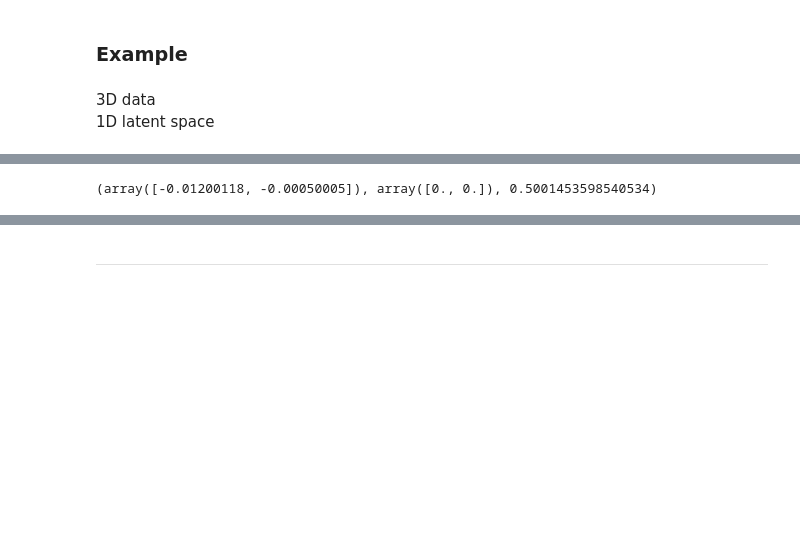
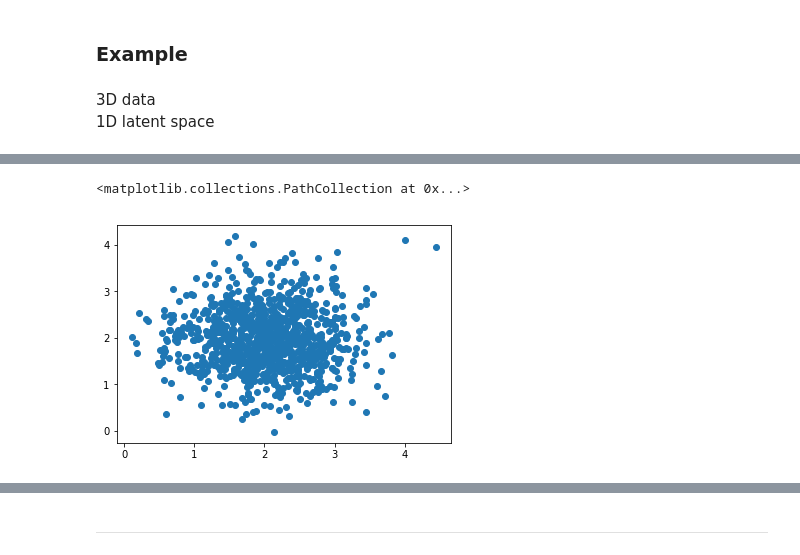
Before and after one commit to kareenaaahuang/am207_final_project, a Jupyter notebook: VAE_higher_dimensional_fx.ipynb, the cells around one changed output, grey strips where cells are left out. Drawn from its saved outputs; the diff is of its cells as text; code cells hidden in the pictures; blank space fills up the shorter version.

```diff
--- a/VAE_higher_dimensional_fx.ipynb
+++ b/VAE_higher_dimensional_fx.ipynb
@@ -126,6 +102,10 @@ grad(objective, 2)(phi_1, phi_2, 1.)
 # generate some fake data f_theta(z) =  2 z + 2, z ~ N(0,1)
 np.random.seed(100)
 mean = np.array([0,0])
-cov_matrix = np.eye(2)
-# print()
-data = 2 * np.random.multivariate_normal(mean,cov_matrix,size = 100) + 2
+cov_matrix = np.eye(2) *0.1
+data = 2 * np.random.multivariate_normal(mean,cov_matrix,size = 1000) + 2
+# dim1 = 2 * np.linspace(-10,10,1000) + 2 + np.random.normal(0,4, size = 1000)
+# dim2 = 2 * np.linspace(-10,10,1000) + 2 + np.random.normal(0,3, size = 1000)
+# data_raw = np.concatenate([dim1.reshape(-1,1), dim2.reshape(-1,1)], axis = 1)
+#normalize data
+# data = (data_raw - data_raw.min())/(data_raw.max() - data_raw.min())
@@ -154,4 +111,0 @@ for _ in tqdm(range(n_iter)):
-# %%
-phi1, phi2, theta1
-# %% [output]
-(array([-0.01200118, -0.00050005]), array([0., 0.]), 0.5001453598540534)
@@ -165,0 +112,5 @@ for k,i in enumerate(data):
+# %%
+plt.scatter(data[:,0], data[:,1])
+# %% [output]
+<matplotlib.collections.PathCollection at 0x...>
+[figure, added]
```
Also changed, not shown: parts of 14 cells of this notebook.
